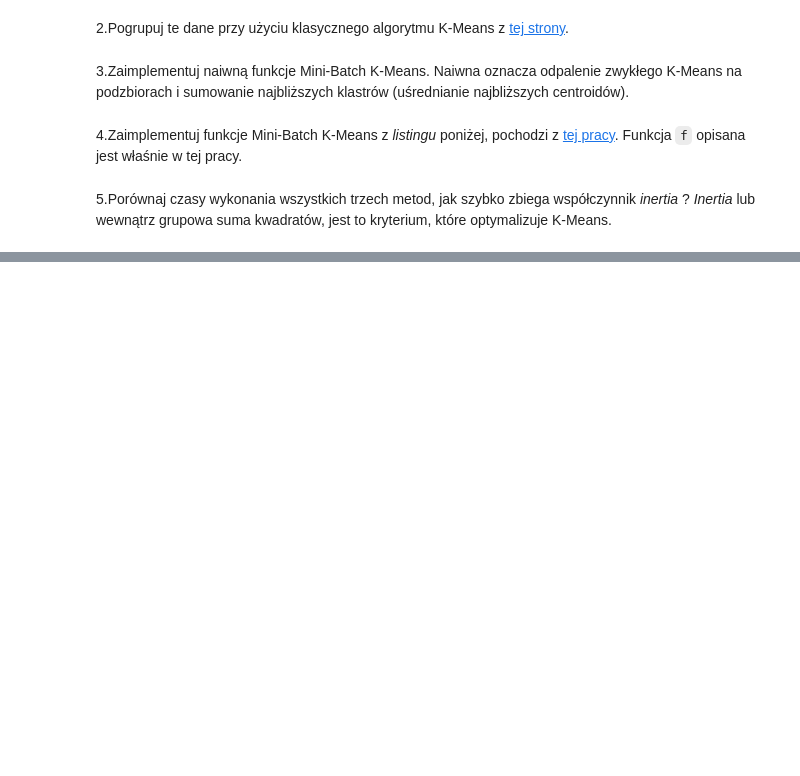
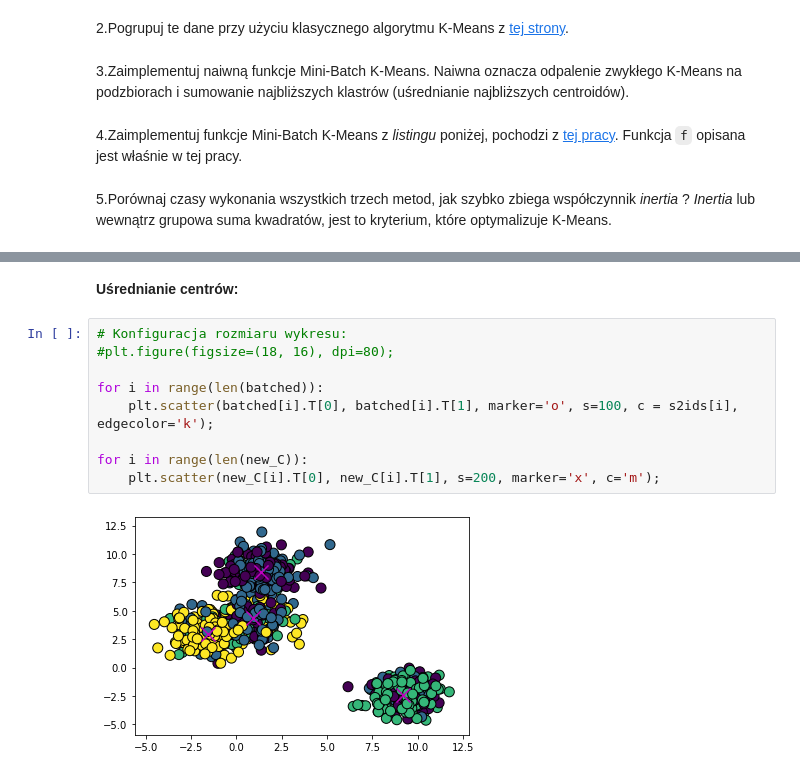
Before and after one commit to 282560/MDM, a Jupyter notebook: Mini-Batch_K-Means.ipynb, the cells around one changed output, grey strips where cells are left out. Drawn from its saved outputs; the diff is of its cells as text; blank space fills up the shorter version.

```diff
--- a/Mini-Batch_K-Means.ipynb
+++ b/Mini-Batch_K-Means.ipynb
@@ -70,0 +190,13 @@ plt.scatter(C.T[0], C.T[1], s=200, marker='x', c='m');
+# %% [markdown]
+**Uśrednianie centrów:**
+# %%
+# Konfiguracja rozmiaru wykresu:
+#plt.figure(figsize=(18, 16), dpi=80);
+
+for i in range(len(batched)):
+    plt.scatter(batched[i].T[0], batched[i].T[1], marker='o', s=100, c = s2ids[i], edgecolor='k');
+
+for i in range(len(new_C)):
+    plt.scatter(new_C[i].T[0], new_C[i].T[1], s=200, marker='x', c='m');
+# %% [output]
+[figure, added]
```
Also changed, not shown: parts of 23 cells of this notebook, 1 other file.
